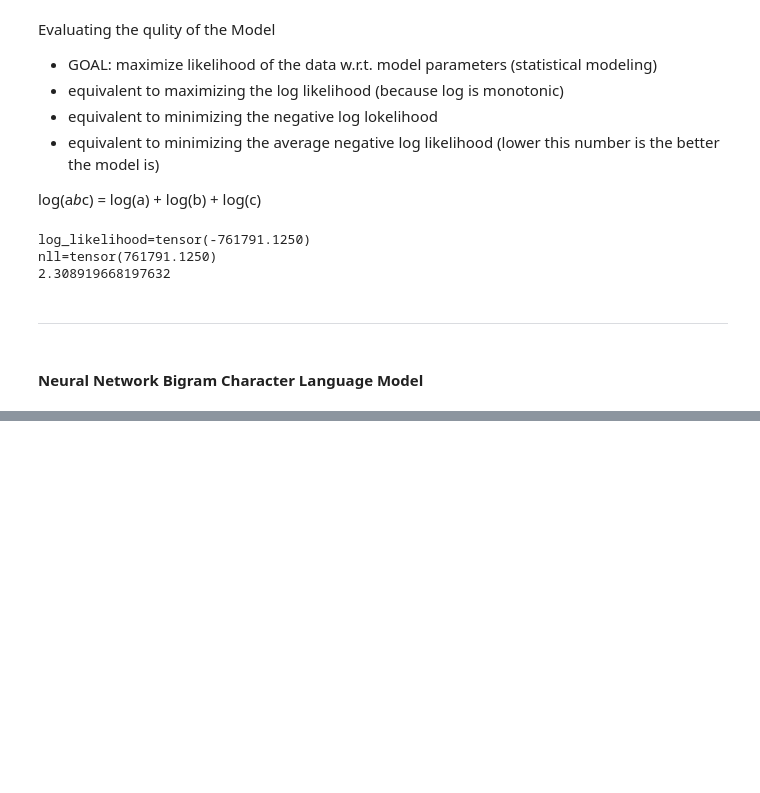
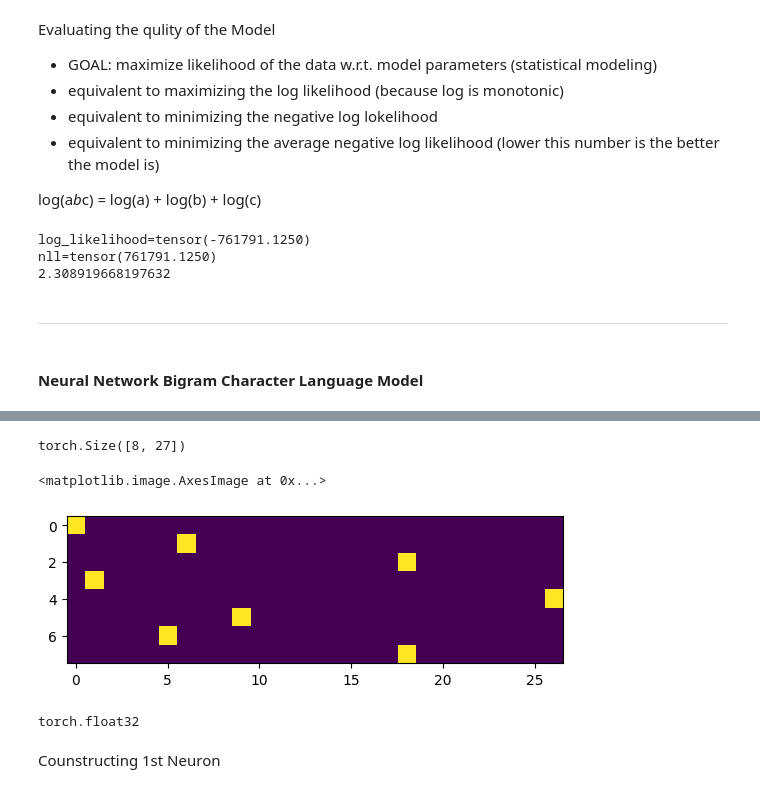
Before and after one commit to ayush-1610/textforge, a Jupyter notebook: textforge.ipynb, the cells around one changed output, grey strips where cells are left out. Drawn from its saved outputs; the diff is of its cells as text; code cells hidden in the pictures; blank space fills up the shorter version.

```diff
--- a/textforge.ipynb
+++ b/textforge.ipynb
@@ -296,11 +299,18 @@ nll=tensor(761791.1250)
 # %% [markdown]
 #### Neural Network Bigram Character Language Model
 # %%
-# create the training set of bigrams
+# create the training set of bigrams (x, y)
 
-for w in words:
+xs, ys = [], []
+
+for w in words[:1]:
     chs = ['.'] + list(w) + ['.']
     for ch1, ch2 in zip(chs, chs[1:]):
         ix1 = stoi[ch1]
         ix2 = stoi[ch2]
-        N[ix1, ix2] += 1
+        print(ch1, ch2)
+        xs.append(ix1)
+        ys.append(ix2)
+
+xs = torch.tensor(xs)
+ys = torch.tensor(ys)
@@ -306,0 +366,4 @@ for w in words:
+# %%
+import torch.nn.functional as F
+xenc = F.one_hot(xs, num_classes = 27).float()
+xenc
@@ -306,0 +391,17 @@ for w in words:
+# %%
+xenc.shape
+# %% [output]
+torch.Size([8, 27])
+# %%
+plt.imshow(xenc)
+
+# 0,  6, 18,  1, 26,  9,  5, 18 - bits are turned on
+# %% [output]
+<matplotlib.image.AxesImage at 0x...>
+[figure, added]
+# %%
+xenc.dtype
+# %% [output]
+torch.float32
+# %% [markdown]
+Counstructing 1st Neuron
```
Also changed, not shown: parts of 13 cells of this notebook.
